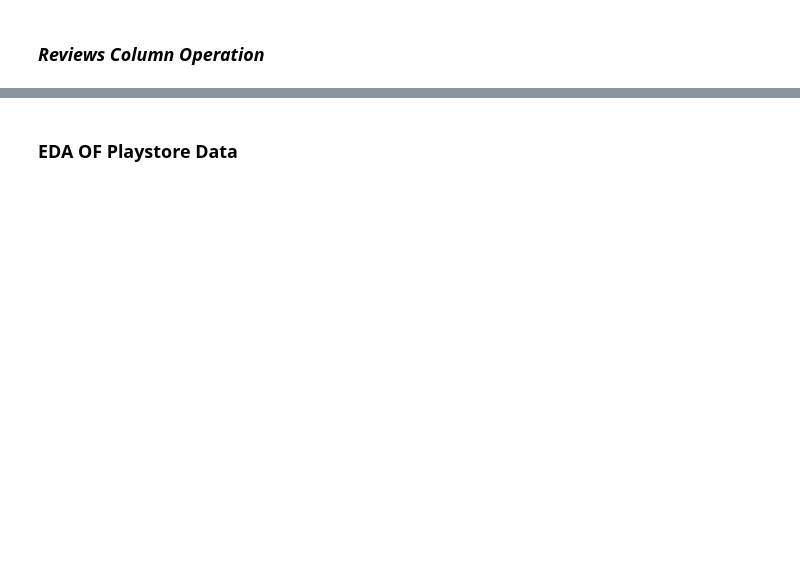
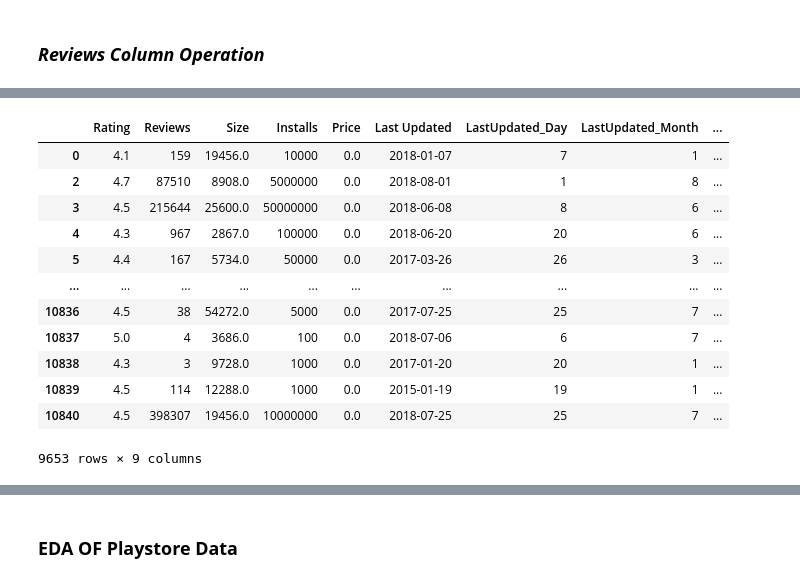
Before and after one commit to jayu071/Playstore_DataDigger, a Jupyter notebook: Play_Store_App_Review_Analysis_Capstone_Project.ipynb, the cells around one changed output, grey strips where cells are left out. Saved outputs shown, nothing was run; the diff lists cells and outputs as text; code cells hidden in the pictures; blank space fills up the shorter version.

```diff
--- a/Play_Store_App_Review_Analysis_Capstone_Project.ipynb
+++ b/Play_Store_App_Review_Analysis_Capstone_Project.ipynb
@@ -603,0 +654,3 @@ num_data
+# %%
+playstore_df3['Price'] = playstore_df3['Price'].astype('float')
+playstore_df2['Price'].dtype
@@ -603,0 +700,3 @@ num_data
+# %%
+playstore_df3['Last Updated'] = pd.to_datetime(playstore_df3['Last Updated'])
+playstore_df3['Last Updated']
@@ -603,0 +721,4 @@ num_data
+# %%
+playstore_df3['LastUpdated_Day']=playstore_df3['Last Updated'].dt.day
+playstore_df3['LastUpdated_Month']=playstore_df3['Last Updated'].dt.month
+playstore_df3['LastUpdated_Year']=playstore_df3['Last Updated'].dt.year
@@ -603,0 +763,3 @@ num_data
+# %%
+num_dataf=[col for col in playstore_df3.columns if playstore_df3[col].dtype!='O']
+num_dataf
@@ -604,3 +776,20 @@ num_data
+# %%
+num_data=playstore_df3[num_dataf]
+num_data
+# %% [output]
+|  | Rating | Reviews | Size | Installs | Price | Last Updated | LastUpdated_Day | LastUpdated_Month | ... |
+| 0 | 4.1 | 159 | 19456.0 | 10000 | 0.0 | 2018-01-07 | 7 | 1 | ... |
+| 2 | 4.7 | 87510 | 8908.0 | 5000000 | 0.0 | 2018-08-01 | 1 | 8 | ... |
+| 3 | 4.5 | 215644 | 25600.0 | 50000000 | 0.0 | 2018-06-08 | 8 | 6 | ... |
+| 4 | 4.3 | 967 | 2867.0 | 100000 | 0.0 | 2018-06-20 | 20 | 6 | ... |
+| 5 | 4.4 | 167 | 5734.0 | 50000 | 0.0 | 2017-03-26 | 26 | 3 | ... |
+| ... | ... | ... | ... | ... | ... | ... | ... | ... | ... |
+| 10836 | 4.5 | 38 | 54272.0 | 5000 | 0.0 | 2017-07-25 | 25 | 7 | ... |
+| 10837 | 5.0 | 4 | 3686.0 | 100 | 0.0 | 2018-07-06 | 6 | 7 | ... |
+| 10838 | 4.3 | 3 | 9728.0 | 1000 | 0.0 | 2017-01-20 | 20 | 1 | ... |
+| 10839 | 4.5 | 114 | 12288.0 | 1000 | 0.0 | 2015-01-19 | 19 | 1 | ... |
+| 10840 | 4.5 | 398307 | 19456.0 | 10000000 | 0.0 | 2018-07-25 | 25 | 7 | ... |
+9653 rows × 9 columns
 # %%
 #For categorical Data
 cat_dataf=[col for col in playstore_df2.columns if playstore_df2[col].dtype=='O']
```
Also changed, not shown: parts of 80 cells of this notebook.
